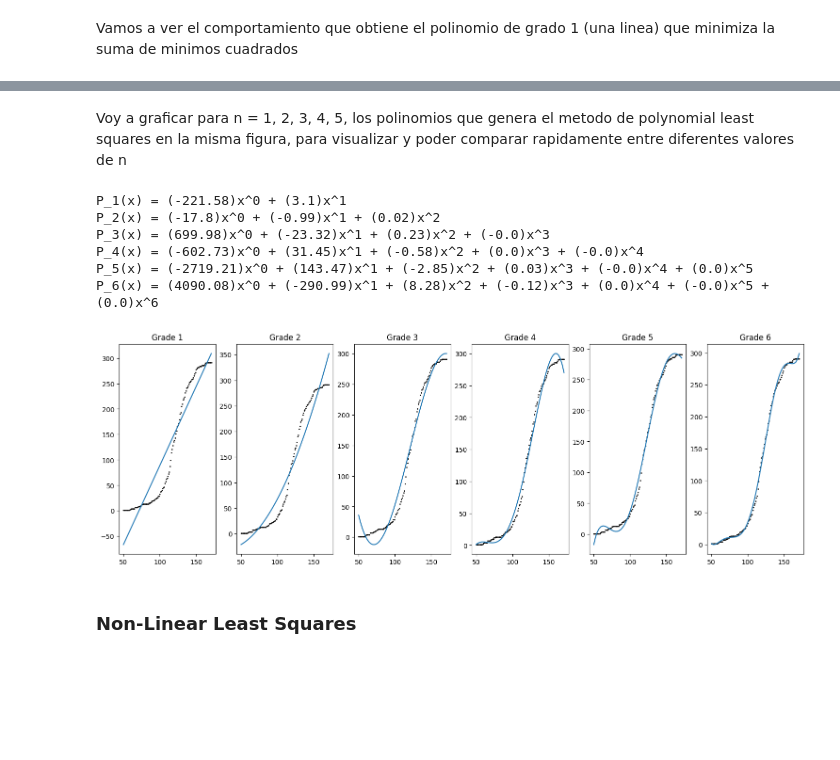
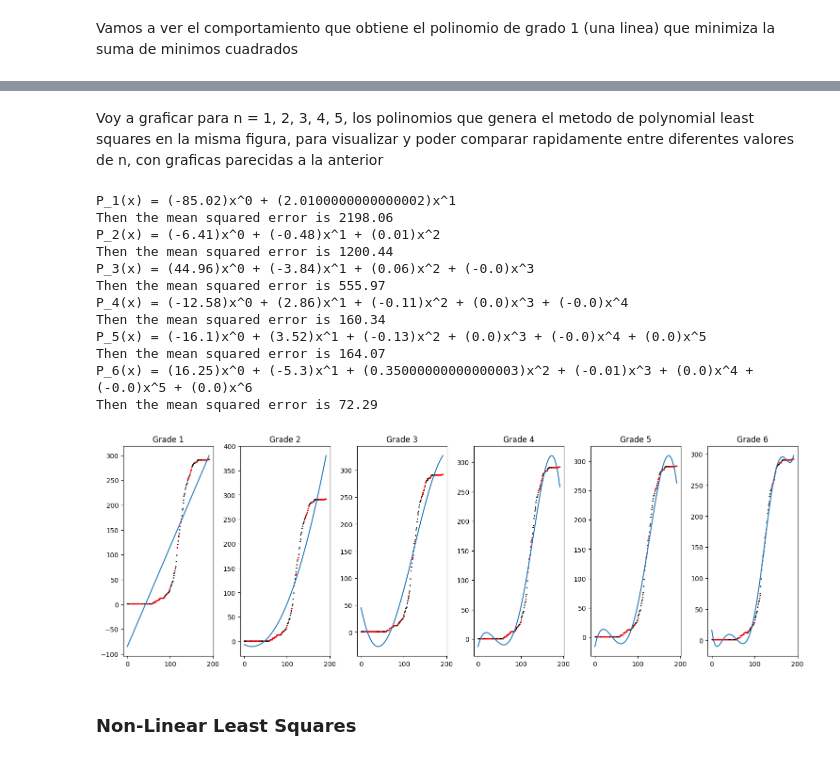
Before and after one commit to unalmedmathnum/Correa-Garcia-Lizcano-Velez, a Jupyter notebook: Tarea 2/least_squares.ipynb, the cells around one changed output, grey strips where cells are left out. Drawn from its saved outputs; the diff is of its cells as text; code cells hidden in the pictures; blank space fills up the shorter version.

Commit message:
Intento de mejorar el caso de uso de polynomial least squares, y la redaccion

```diff
--- a/Tarea 2/least_squares.ipynb
+++ b/Tarea 2/least_squares.ipynb
@@ -48,9 +53,8 @@ parsed = rdata.parser.parse_file('ebola.rda')
 
 # Convierte los objetos cargados a Python
 dataframe = rdata.conversion.convert(parsed)
+dataframe = next(iter(dataframe.values()))
+dataframe['clin_signs'] = dataframe['clin_signs'].cumsum()
 
-dataframe = next(iter(dataframe.values()))
-
-dataframe['clin_signs'] = dataframe['clin_signs'].cumsum()
-dataframe = dataframe.iloc[50:-20]
-dataframe
+all_data = dataframe
+main_data = dataframe.iloc[50:-20]
@@ -70,0 +61,11 @@ dataframe
+# %%
+percentage = 0.7
+k = int(len(all_data) * percentage)
+train_ind = sample(range(1, 1 + len(all_data)), k)
+train_ind.sort()
+
+test_ind = [i for i in range(1, 1 + len(all_data)) if not i in train_ind]
+# %%
+train_data = all_data.loc[train_ind]
+test_data = all_data.loc[test_ind]
+train_data.head()
@@ -79,7 +87,7 @@ Con esa intencion se va a ejecutar la funcion `polynomial_least_squares(x, y, x_
 $$P_n(x) = a_n x^n + \dots + a_1 x + a_0$$
 y los coeficientes $a_1, \dots, a_n$ son elejidos de tal manera que minizan la suma de los errores al cuadrado de los puntos del dataset (Burden, Faires, & Burden, 2015, p. 501) [3]
 # %%
-def polynomial_least_squares(x, y, x_pred, n):
+def polynomial_least_squares(x, y, x_pred, n, print_polynomial = True):
     """
     Evaluates P_n(x_pred) where P_n is the algebraic polynomial
     P_n(x) = a_n x^n + a_(n-1) x^(n-1) + ... + a_1 x + a_0 of degree n < m - 1
@@ -116,9 +124,10 @@ def polynomial_least_squares(x, y, x_pred, n):
     # minimizes the sum of squares error of the given points
 
     p = np.linalg.solve(np.array(A), np.array(b))
+    if print_polynomial:
+        print(f"P_{n}(x) = " + " + ".join(f"({round(p[i], 2)})x^{i}" for i in range(n + 1)))
 
     # evaluate, p constains the coefficients of the polynomial of grade n
-    print(f"P_{n}(x) = " + " + ".join(f"({round(p[i], 2)})x^{i}" for i in range(n + 1)))
     return sum(p[i]*x_pred**i for i in range(n + 1))
 # %% [markdown]
 ### Non-linear Least Squares
@@ -225,32 +238,47 @@ P_2(x) = (-17.8)x^0 + (-0.99)x^1 + (0.02)x^2
 # %% [markdown]
-Voy a graficar para n = 1, 2, 3, 4, 5, los polinomios que genera el metodo de polynomial least squares en la misma figura, para visualizar y poder comparar rapidamente entre diferentes valores de n
+Voy a graficar para n = 1, 2, 3, 4, 5, los polinomios que genera el metodo de polynomial least squares en la misma figura, para visualizar y poder comparar rapidamente entre diferentes valores de n, con graficas parecidas a la anterior
 # %%
 # Retrieve original data
-arr_X = jnp.array(dataframe['time'].values.astype(np.float64))
-arr_Y = jnp.array(dataframe['clin_signs'].values.astype(np.float64))
+train_X = jnp.array(train_data['time'].values.astype(np.float64))
+train_Y = jnp.array(train_data['clin_signs'].values.astype(np.float64))
+
+test_X = jnp.array(test_data['time'].values.astype(np.float64))
+test_Y = jnp.array(test_data['clin_signs'].values.astype(np.float64))
 
 m = 6
 fig, axis = plt.subplots(1, m, figsize=(15, 5), constrained_layout=True) # This allows to do multiples plots in the same figure
 
 for n in range(1, m + 1):
     # Do predictions
-    x_pred = linspace(arr_X[0], arr_X[-1])
-    y_pred = polynomial_least_squares(arr_X, arr_Y, x_pred, n)
+    x_pred = linspace(min(all_data["time"]), max(all_data["time"]))
+    y_pred =  polynomial_least_squares(train_X, train_Y, x_pred, n)
+
+    r = test_Y - polynomial_least_squares(train_X, train_Y, test_X, n, False)
+    squared_error = sum(ri*ri for ri in r)
+    mse = squared_error / len(test_Y)
+    print(f"Then the mean squared error is {round(mse, 2)}")
 
     # Plot prediction n at the column n-1
-    axis[n - 1].scatter(arr_X, arr_Y, s=1, color="black", label = "Original data")
+    axis[n - 1].scatter(train_X, train_Y, s=1, color="black", label = "train_data")
+    axis[n - 1].scatter(test_X, test_Y, s=2, color="red", label = "test_data")
     axis[n - 1].plot(x_pred, y_pred, label = f"Grade {n} Polynomial aproximation")
     axis[n - 1].set_title(f"Grade {n}")
 
 plt.show()
 # %% [output]
-P_1(x) = (-221.58)x^0 + (3.1)x^1
-P_2(x) = (-17.8)x^0 + (-0.99)x^1 + (0.02)x^2
-P_3(x) = (699.98)x^0 + (-23.32)x^1 + (0.23)x^2 + (-0.0)x^3
-P_4(x) = (-602.73)x^0 + (31.45)x^1 + (-0.58)x^2 + (0.0)x^3 + (-0.0)x^4
-P_5(x) = (-2719.21)x^0 + (143.47)x^1 + (-2.85)x^2 + (0.03)x^3 + (-0.0)x^4 + (0.0)x^5
-P_6(x) = (4090.08)x^0 + (-290.99)x^1 + (8.28)x^2 + (-0.12)x^3 + (0.0)x^4 + (-0.0)x^5 + (0.0)x^6
+P_1(x) = (-85.02)x^0 + (2.0100000000000002)x^1
+Then the mean squared error is 2198.06
+P_2(x) = (-6.41)x^0 + (-0.48)x^1 + (0.01)x^2
+Then the mean squared error is 1200.44
+P_3(x) = (44.96)x^0 + (-3.84)x^1 + (0.06)x^2 + (-0.0)x^3
+Then the mean squared error is 555.97
+P_4(x) = (-12.58)x^0 + (2.86)x^1 + (-0.11)x^2 + (0.0)x^3 + (-0.0)x^4
+Then the mean squared error is 160.34
+P_5(x) = (-16.1)x^0 + (3.52)x^1 + (-0.13)x^2 + (0.0)x^3 + (-0.0)x^4 + (0.0)x^5
+Then the mean squared error is 164.07
+P_6(x) = (16.25)x^0 + (-5.3)x^1 + (0.35000000000000003)x^2 + (-0.01)x^3 + (0.0)x^4 + (-0.0)x^5 + (0.0)x^6
+Then the mean squared error is 72.29
-[figure, old version]
+[figure, new version]
 # %% [markdown]
 ### Non-Linear Least Squares
 # %%
```
Also changed, not shown: parts of 11 cells of this notebook.
